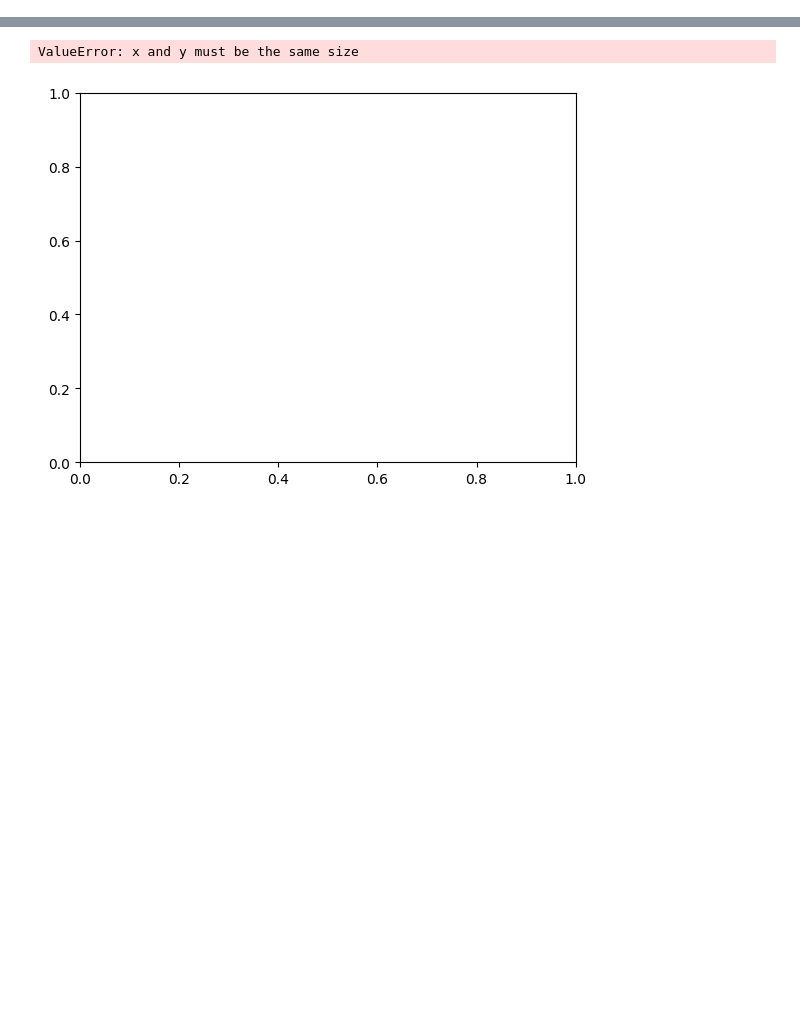
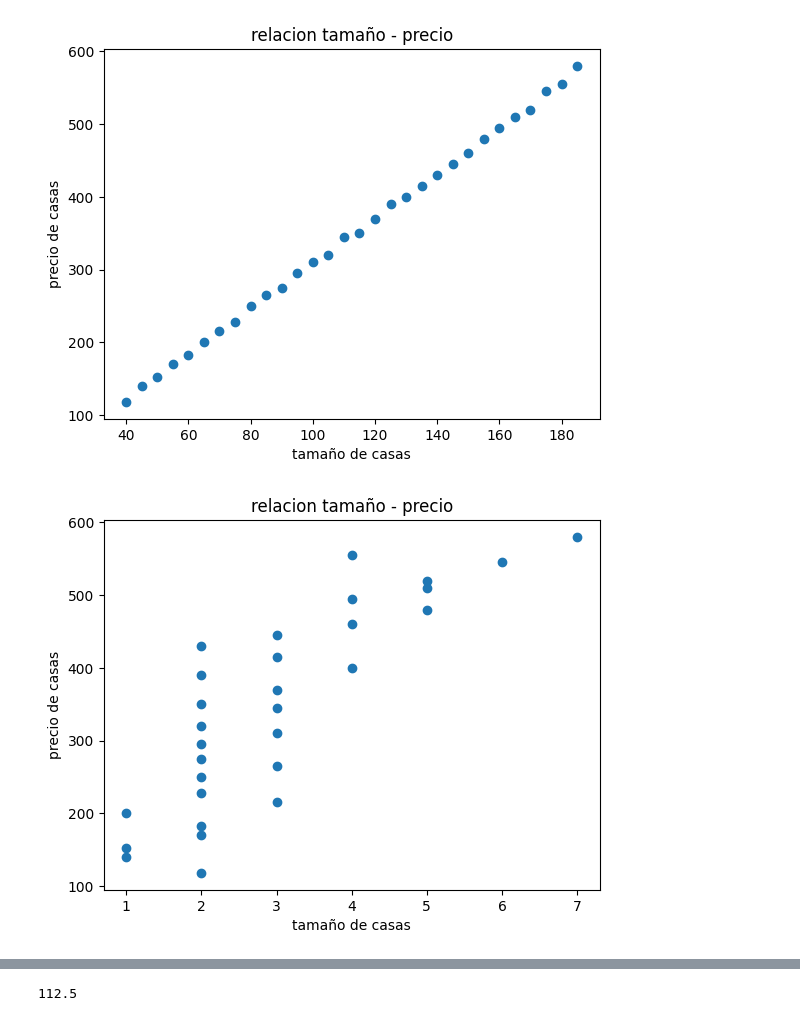
Before and after one commit to heisenberg304/aprendiendo-ml-cloud, a Jupyter notebook: dia4.ipynb, the cells around one changed output, grey strips where cells are left out. Drawn from its saved outputs; the diff is of its cells as text; code cells hidden in the pictures; blank space fills up the shorter version.

```diff
--- a/dia4.ipynb
+++ b/dia4.ipynb
@@ -11,11 +11,11 @@ from sklearn.metrics import r2_score
 
 # definir dataset
 # convertir a arrays
-#tamano y habitaciones de casas
+# tamaño y habitaciones de casas
 x = np.array([
     [40, 2], [45, 1], [50, 1], [55, 2], [60, 2], [65, 1], [70, 3], [75, 2], [80, 2], [85, 3],
     [90, 2], [95, 2], [100, 3], [105, 2], [110, 3], [115, 2], [120, 3], [125, 2], [130, 4], [135, 3],
-    [140, 2], [145, 3], [150, 4], [155, 5], [160, 4], [165, 5], [170, 5], [175, 6], [180, 4], [185, 5]
+    [140, 2], [145, 3], [150, 4], [155, 5], [160, 4], [165, 5], [170, 5], [175, 6], [180, 4], [185, 7]
 ])
 #precios de casas
 y = np.array([
@@ -23,53 +23,69 @@ y = np.array([
     275, 295, 310, 320, 345, 350, 370, 390, 400, 415,
     430, 445, 460, 480, 495, 510, 520, 545, 555, 580
 ])
-# crear scatter plot
-plt.scatter(x, y)
+
+# crear grafico de tamano-precio para visualizar y analizar
+plt.scatter(x[:, 0], y)
 plt.xlabel("tamaño de casas")
 plt.ylabel("precio de casas")
 plt.title("relacion tamaño - precio")
 plt.show()
-# analizar visualmente
+#crear grafico de habitaciones-precio para visualizar y analizar
+plt.scatter(x[:, 1], y)
+plt.xlabel("tamaño de casas")
+plt.ylabel("precio de casas")
+plt.title("relacion tamaño - precio")
+plt.show()
+
 
 #division 80/20
 x_train, x_test, y_train, y_test = train_test_split(
     x,
     y,
     test_size = 0.2
 )
 
 #crear modelo
 model = LinearRegression()
 
 #enterenar modelo
 model.fit(x_train, y_train)
 
 #Obtener coeficiente y intercepto
 w = model.coef_
 b = model.intercept_
 
 #testeo
 pred = model.predict(x_test)
 
-#graficar linea del modelo
-h = [i for i in range(40, 186)]
-x_values = []
-[x_values.append([i]) for i in h]
-y_values = model.predict(x_values)
+#crear linea del modelo
+#tamaño-precio
+T = [i for i in range(int(min(x[:,0])) , int(max(x[:,0])))]
+Tx_values = []
+[Tx_values.append([i,0]) for i in T]
+Tx_values = np.array(Tx_values)
+y_values = model.predict(Tx_values)
 
-# crear linea del modelo
-plt.scatter(x, y)
-plt.plot(x_values, y_values)
-plt.xlabel("tamaño de casas")
+#Tamaño
+plt.scatter(x[:,0], y)
+plt.plot(Tx_values[:,0], y_values)
+plt.xlabel("Tamaño de casas")
 plt.ylabel("precio de casas")
 plt.title("relacion tamaño - precio")
-plt.legend()
+plt.show()
+
+#Habitaciones
+plt.scatter(x[:,1], y)
+plt.xlabel("Habitaciones de casas")
+plt.ylabel("precio de casas")
+plt.title("relacion habitaciones - precio")
 plt.show()
 
 #meticas MSE y R^2
 MSE = mean_squared_error(y_test, pred)
 R2 = r2_score(y_test, pred)
 
-print(MSE)
-print(R2)
+print(sum(x[:,0])/len(x))
 # %% [output]
+[figure, new version]
+[figure, added]
@@ -76,2 +94 @@ print(R2)
-ValueError: x and y must be the same size
+112.5
-[figure, old version]
```
Also changed, not shown: parts of 1 cell of this notebook.
